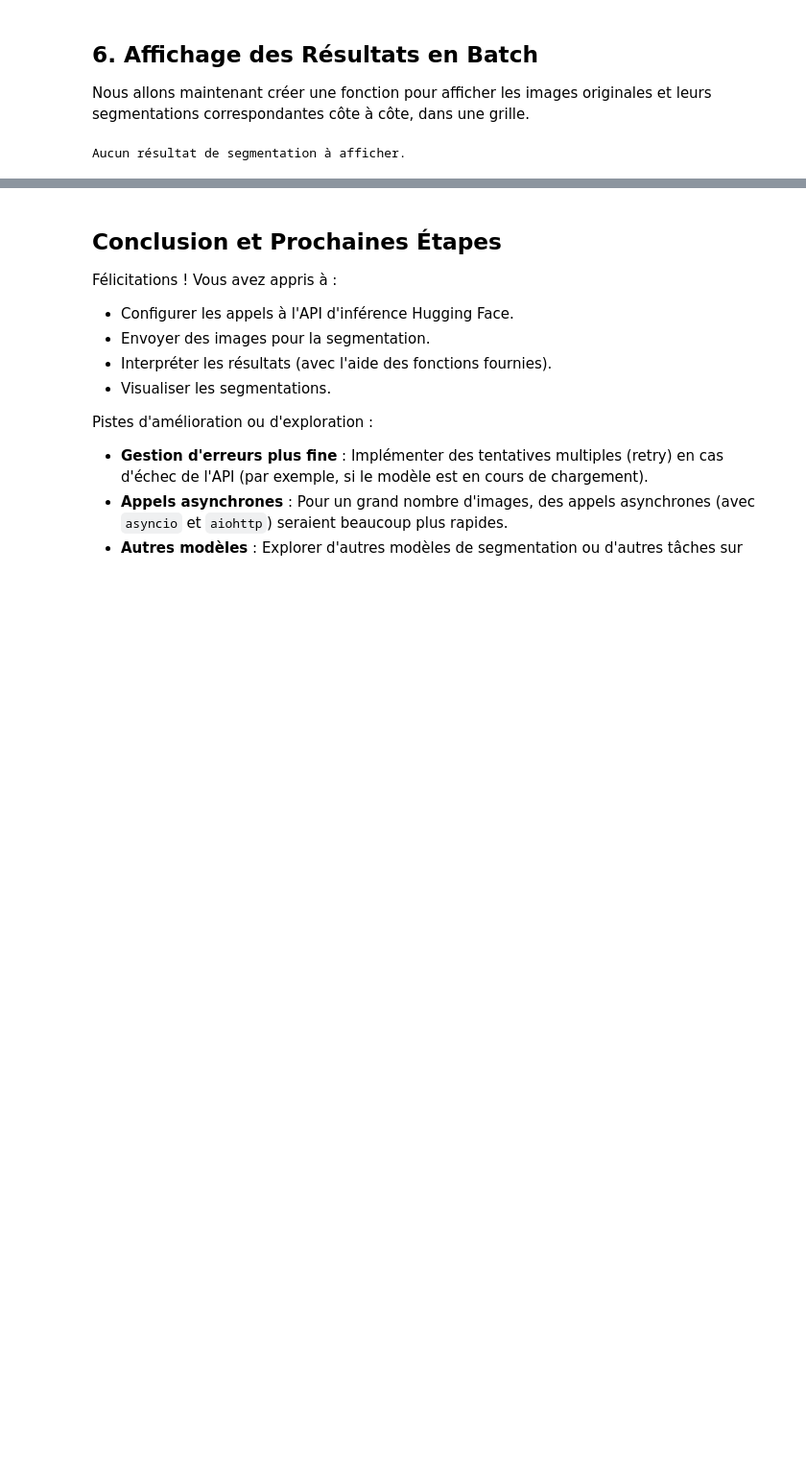
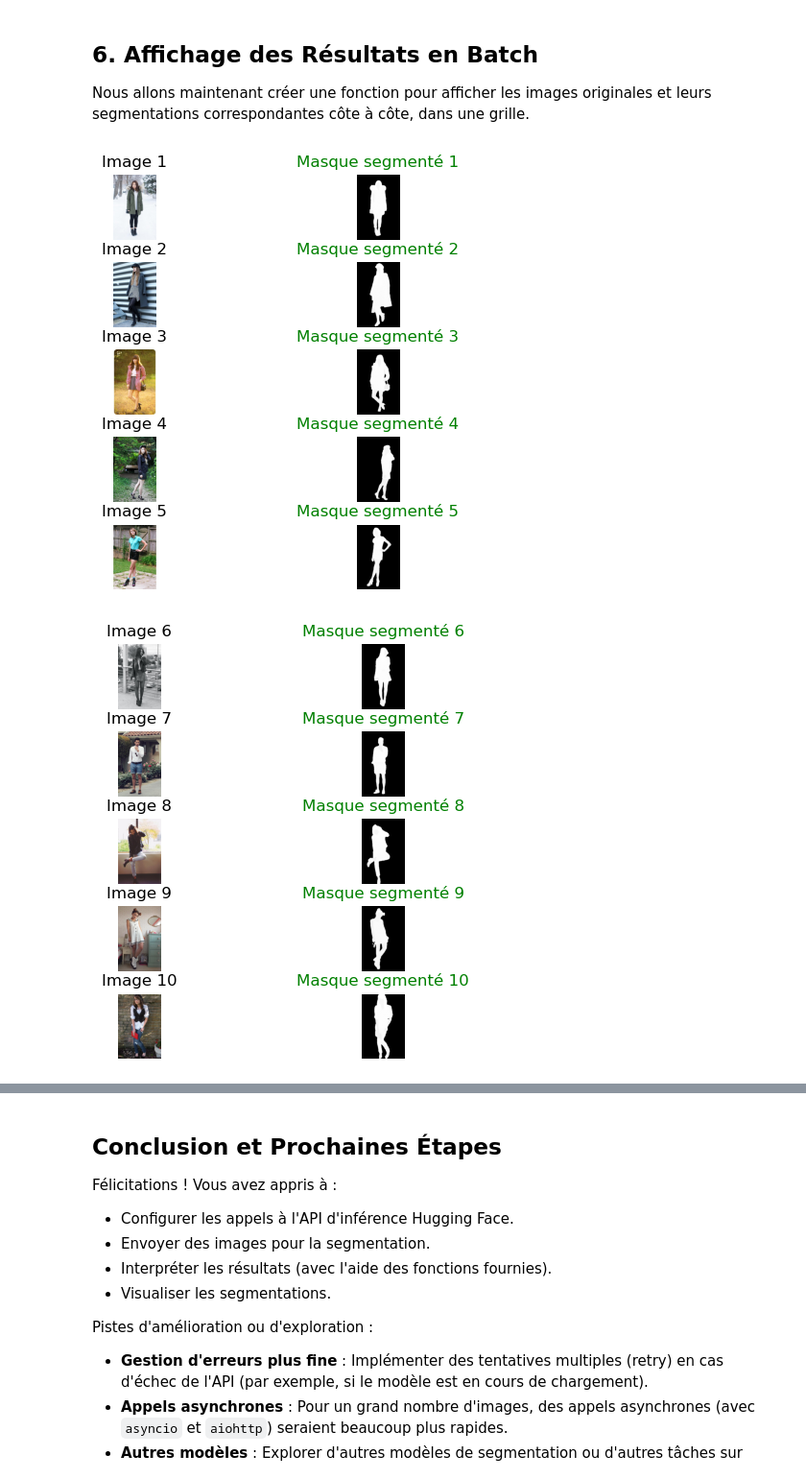
Before and after one commit to gonzalezcourrier34-glitch/ModeTrends, a Jupyter notebook: ModeTrends/huggingface_api_cloth_seg.ipynb, the cells around one changed output, grey strips where cells are left out. Shown at 96% size. Cells and saved outputs as stored; diff of their text form; code cells hidden in the pictures; blank space fills up the shorter version.

```diff
--- a/ModeTrends/huggingface_api_cloth_seg.ipynb
+++ b/ModeTrends/huggingface_api_cloth_seg.ipynb
@@ -48,7 +48,7 @@ Nous devons définir quelques variables :
 # %%
 # TODO: Modifiez ces valeurs selon votre configuration
 image_dir = "..\data\IMG"  # Exemple : si vous êtes sur Colab et avez uploadé un dossier
-max_images = 3  # Commençons avec peu d'images
+max_images = 50  # Commençons avec peu d'images
 
 # Charge automatiquement le fichier .env (à la racine ou dans le dossier courant)
 load_dotenv()
@@ -373,23 +372,60 @@ IndentationError: unexpected indent (4168968812.py, line 27)
 ## 6. Affichage des Résultats en Batch
 
 Nous allons maintenant créer une fonction pour afficher les images originales et leurs segmentations correspondantes côte à côte, dans une grille.
-# %%
-def display_segmented_images_batch(original_image_paths, segmentation_masks):
-    """
-    Affiche les images originales et leurs masques segmentés.
-
-    Args:
-        original_image_paths (list): Liste des chemins des images originales.
-        segmentation_masks (list): Liste des masques segmentés (NumPy arrays).
-
-    """
-    # Matplotlib, ça vous parle ?
-    # Alors... au travail ! 😉
-
-# Afficher les résultats du batch
-if batch_seg_results:
-    display_segmented_images_batch(image_paths, batch_seg_results)
-else:
-    print("Aucun résultat de segmentation à afficher.")
-# %% [output]
-Aucun résultat de segmentation à afficher.
+# %%
+def display_segmented_images_batch(original_image_paths, segmentation_masks):
+
+    nombre_lignes = len(original_image_paths)
+    nombre_colonnes = 2
+
+    for ligne_en_cours in range(0,nombre_lignes,5) :
+
+        # Affiche les images originales et leurs masques segmentés.
+        nombre_lignes_affichee = 5
+
+        # je definis l'organisation de mes images
+        plt.Figure(figsize=(nombre_colonnes* 4, nombre_lignes_affichee * 1))
+        plt.subplots_adjust(top=0.95, bottom=0.05, hspace=0.35, wspace=0.05)
+
+        for ligne_affichee in range(nombre_lignes_affichee) :
+
+            # --- Image originale (colonne 1) ---
+            plt.subplot(nombre_lignes_affichee, nombre_colonnes, ligne_affichee * 2 + 1)  # position du sous-graphe
+            image_affichee = Image.open(original_image_paths[ligne_en_cours])
+            plt.imshow(image_affichee)
+            plt.title(f"Image {ligne_en_cours+1}")
+            plt.axis("off") #retire le quadrillage
+
+            # --- Masque segmenté (colonne 2) ---
+            plt.subplot(nombre_lignes_affichee, nombre_colonnes, ligne_affichee * 2 + 2)
+            mask_affiche = segmentation_masks[ligne_en_cours]
+            if mask_affiche is not None:
+                plt.imshow(mask_affiche, cmap="gray")
+                plt.title(f"Masque segmenté {ligne_en_cours+1}",color="green")
+            else:
+                plt.text(0.5, 0.5, "Aucun masque", ha="center", va="center", color="red")
+                plt.title("Erreur / Manquant", color="red")
+            plt.axis("off")
+
+            ligne_en_cours += 1
+
+            if ligne_en_cours > len(original_image_paths)-1 :
+                break
+
+
+        plt.subplots_adjust()
+        plt.show()
+
+
+    # Args:
+    #     original_image_paths (list): Liste des chemins des images originales.
+    #     segmentation_masks (list): Liste des masques segmentés (NumPy arrays).
+
+
+if batch_seg_results:
+    display_segmented_images_batch(image_paths, batch_seg_results)
+else:
+    print("Aucun résultat de segmentation à afficher.")
+# %% [output]
+[figure, added]
+[figure, added]
```
Also changed, not shown: parts of 3 cells of this notebook, 2 other files.
